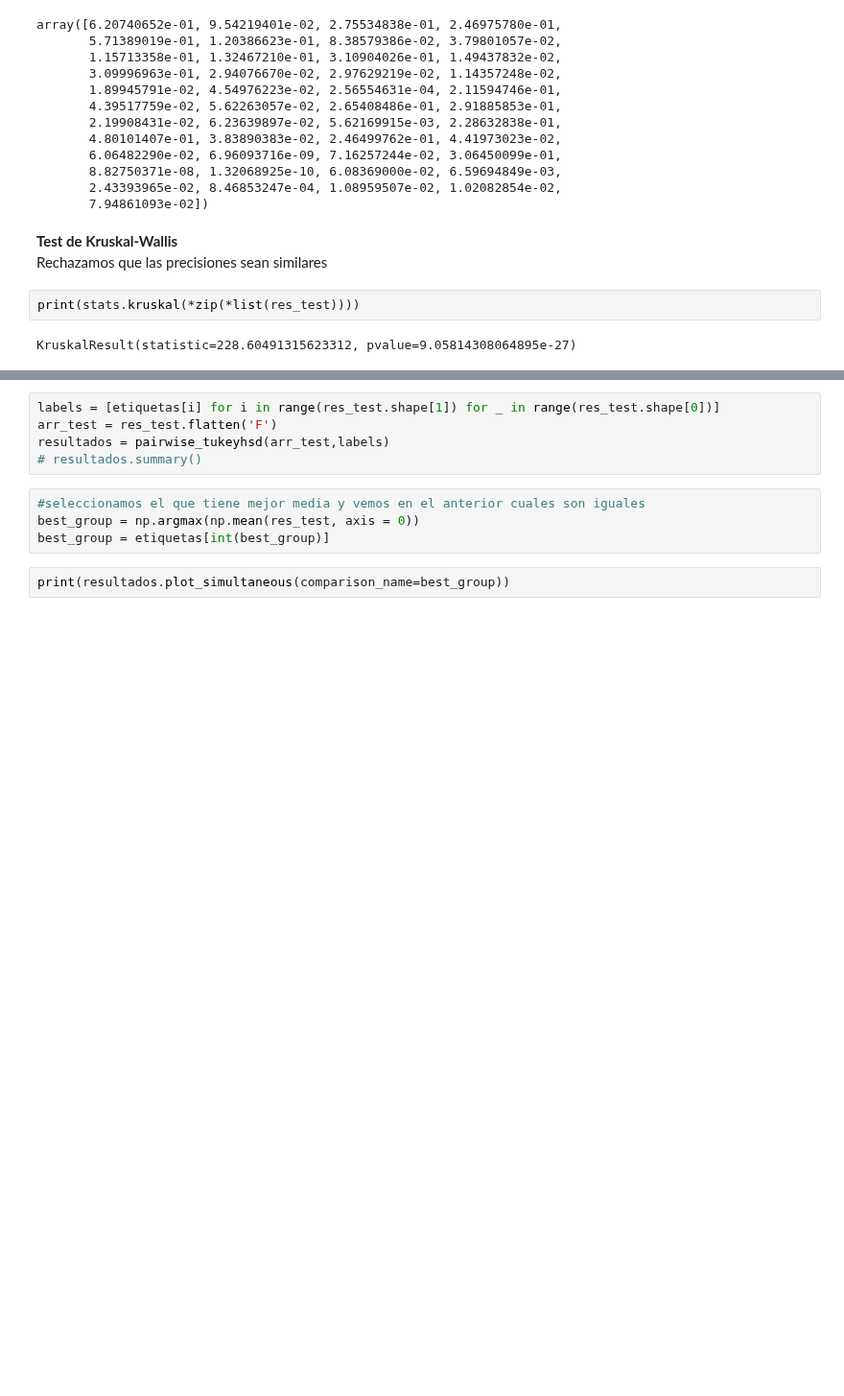
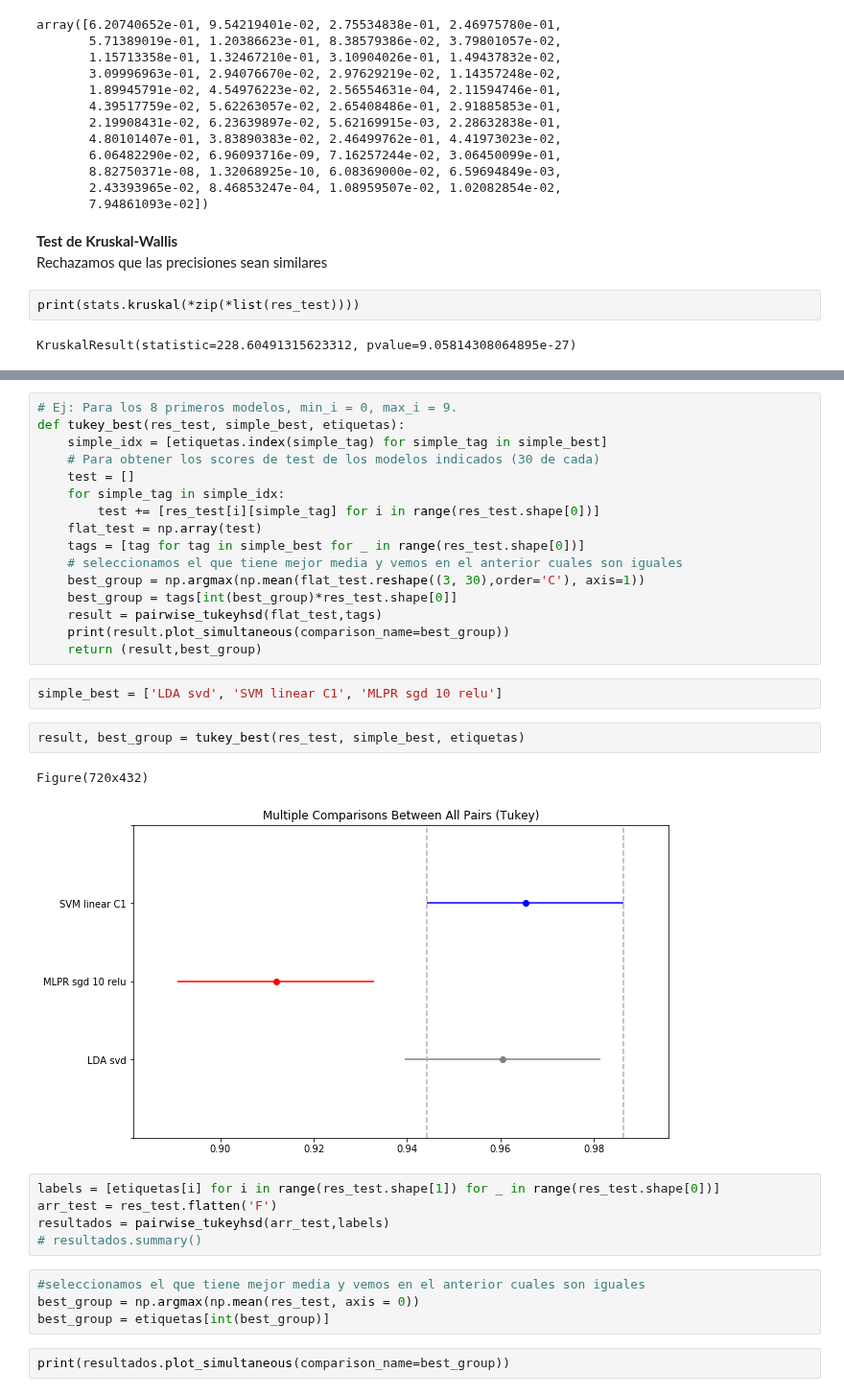
Before and after one commit to iagooteroc/int_computacional, a Jupyter notebook: p3_bcw.ipynb, the cells around one changed output, grey strips where cells are left out. Shown at 96% size. Drawn from its saved outputs; the diff is of its cells as text; blank space fills up the shorter version.

```diff
--- a/p3_bcw.ipynb
+++ b/p3_bcw.ipynb
@@ -453,3 +480,26 @@ KruskalResult(statistic=228.60491315623312, pvalue=9.05814308064895e-27)
+# %%
+# Ej: Para los 8 primeros modelos, min_i = 0, max_i = 9.
+def tukey_best(res_test, simple_best, etiquetas):
+    simple_idx = [etiquetas.index(simple_tag) for simple_tag in simple_best]
+    # Para obtener los scores de test de los modelos indicados (30 de cada)
+    test = []
+    for simple_tag in simple_idx:
+        test += [res_test[i][simple_tag] for i in range(res_test.shape[0])]
+    flat_test = np.array(test)
+    tags = [tag for tag in simple_best for _ in range(res_test.shape[0])]
+    # seleccionamos el que tiene mejor media y vemos en el anterior cuales son iguales
+    best_group = np.argmax(np.mean(flat_test.reshape((3, 30),order='C'), axis=1))
+    best_group = tags[int(best_group)*res_test.shape[0]]
+    result = pairwise_tukeyhsd(flat_test,tags)
+    print(result.plot_simultaneous(comparison_name=best_group))
+    return (result,best_group)
+# %%
+simple_best = ['LDA svd', 'SVM linear C1', 'MLPR sgd 10 relu']
+# %%
+result, best_group = tukey_best(res_test, simple_best, etiquetas)
+# %% [output]
+Figure(720x432)
+[figure, added]
 # %%
 labels = [etiquetas[i] for i in range(res_test.shape[1]) for _ in range(res_test.shape[0])]
 arr_test = res_test.flatten('F')
```
Also changed, not shown: parts of 4 cells of this notebook, 1 other file.
